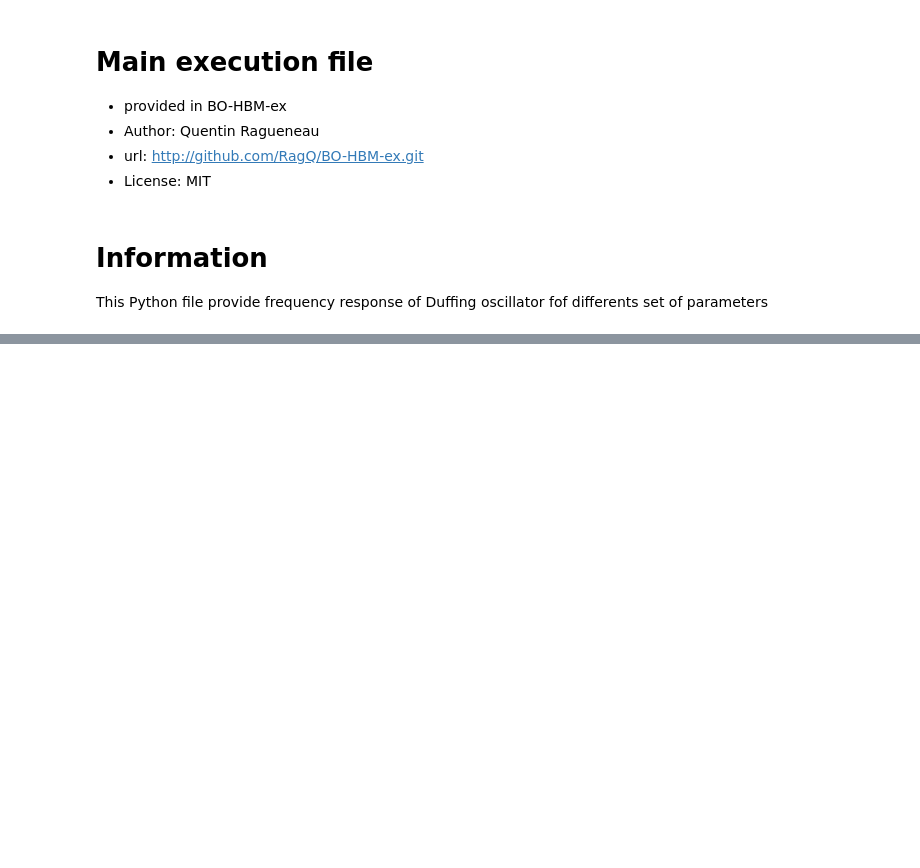
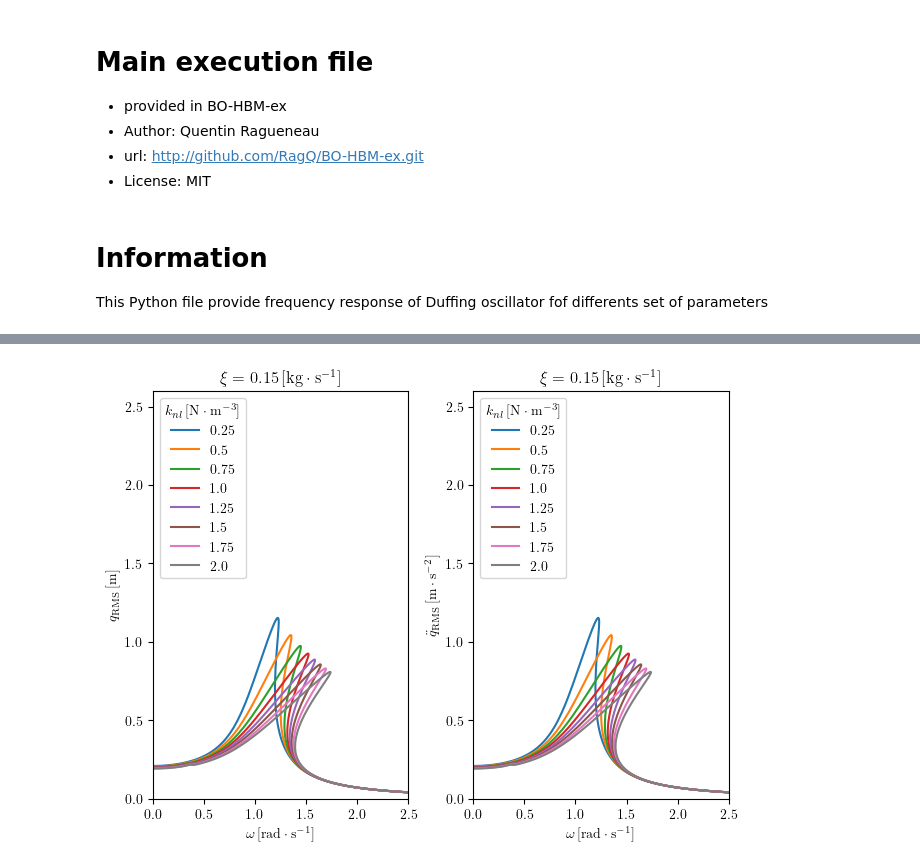
Before and after one commit to RagQ/BO-HBM-ex, a Jupyter notebook: respDuffing.ipynb, the cells around one changed output, grey strips where cells are left out. Saved outputs shown, nothing was run; the diff lists cells and outputs as text; code cells hidden in the pictures; blank space fills up the shorter version.

Commit message:
update jupyter notebook for Duffing response

```diff
--- a/respDuffing.ipynb
+++ b/respDuffing.ipynb
@@ -21,8 +28,5 @@ xi_list = numpy.array([0.15, 0.3, 0.5, 1.0])
 # %%
 if not os.path.exists(ResName):
     os.mkdir(ResName)
-# %%
-w_list = []
-Drms_list = []
-Arms_list = []
-prm_list = []
+# %%
+data = []
@@ -28,0 +35,6 @@ prm_list = []
+# %%
+for xi in xi_list:
+    for knl in knl_list:
+        print("=== xi = {} - knl = {} ===".format(xi, knl))
+        w, Drms, Arms = fobj.solveDuffing([xi, knl])
+        data.append((xi, knl, w, Drms,  Arms))
@@ -77,0 +80,12 @@ for xi in xi_list:
+# %%
+xi_select = 0.15 # Select xi = 0.15 kg/s
+assert xi_select in xi_list, "xi_select not in xi_list"
+#
+Drms_find = [content[3] for content in data if content[0] == xi_select]
+Arms_find = [content[3] for content in data if content[0] == xi_select]
+w_list = [content[2] for content in data if content[0] == xi_select]
+#
+plotting(w_list, Drms_find, Arms_find,
+         {'name':f'\\xi', 'value': xi_select, 'unit': '\mathrm{{kg}}\cdot\mathrm{{s}}^{{-1}}'}, knl_list)
+# %% [output]
+[figure, added]
```
Also changed, not shown: parts of 9 cells of this notebook.
